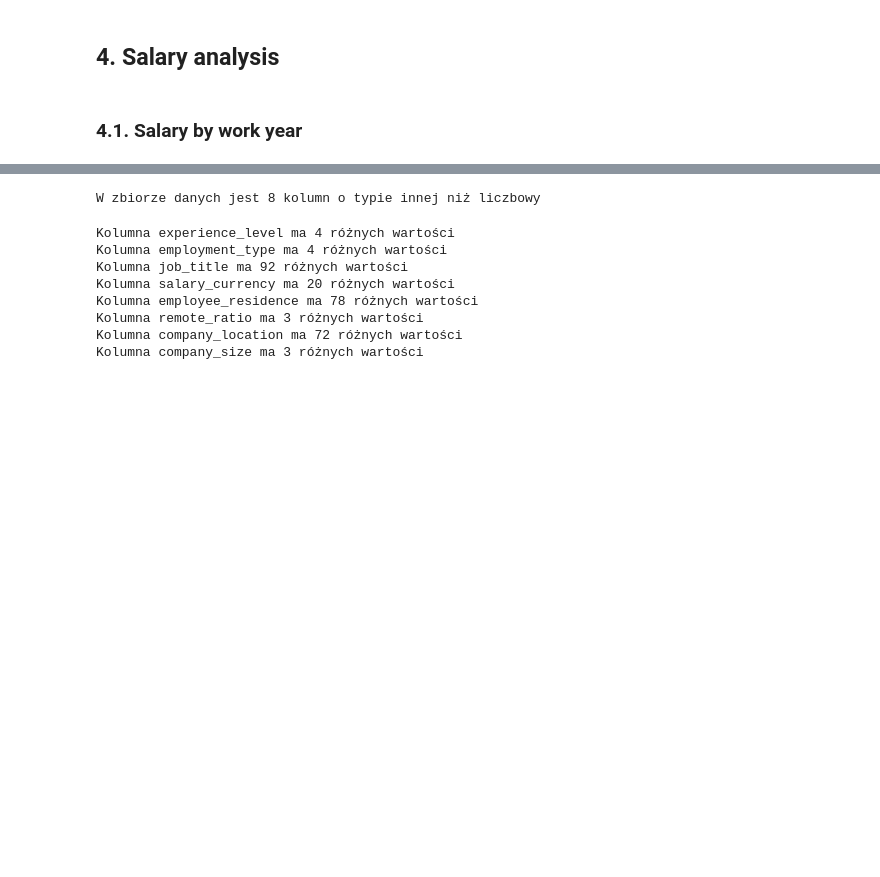
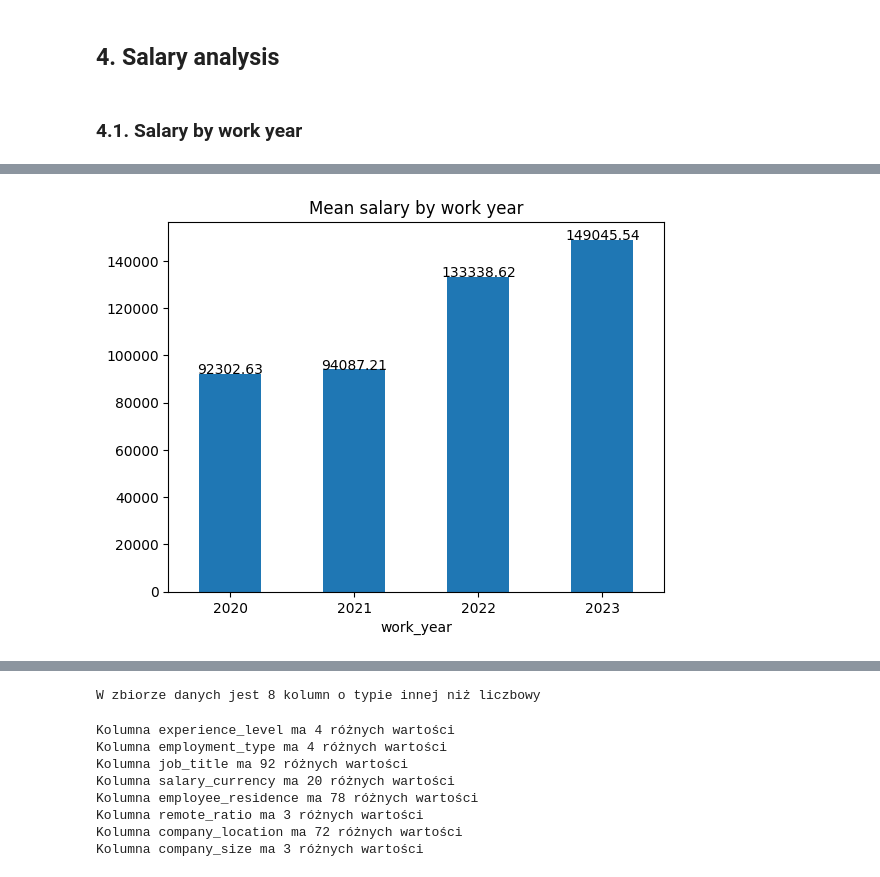
Before and after one commit to ST4N3R/eda_projects, a Jupyter notebook: Data_Science_salaries/main.ipynb, the cells around one changed output, grey strips where cells are left out. Saved outputs shown, nothing was run; the diff lists cells and outputs as text; code cells hidden in the pictures; blank space fills up the shorter version.

```diff
--- a/Data_Science_salaries/main.ipynb
+++ b/Data_Science_salaries/main.ipynb
@@ -417,0 +417,13 @@ for ix, row in empl_group.reset_index(drop=True).iterrows():
+# %%
+salary_year = ds_salaries.groupby("work_year")["salary_in_usd"].mean()
+
+salary_year.plot.bar()
+
+for i, l in enumerate(salary_year.index):
+    plt.text(i, salary_year[l], round(salary_year[l], 2), ha="center")
+
+plt.title("Mean salary by work year")
+plt.xticks(rotation=0)
+plt.show()
+# %% [output]
+[figure, added]
```
Also changed, not shown: parts of 12 cells of this notebook, 1 other file.
